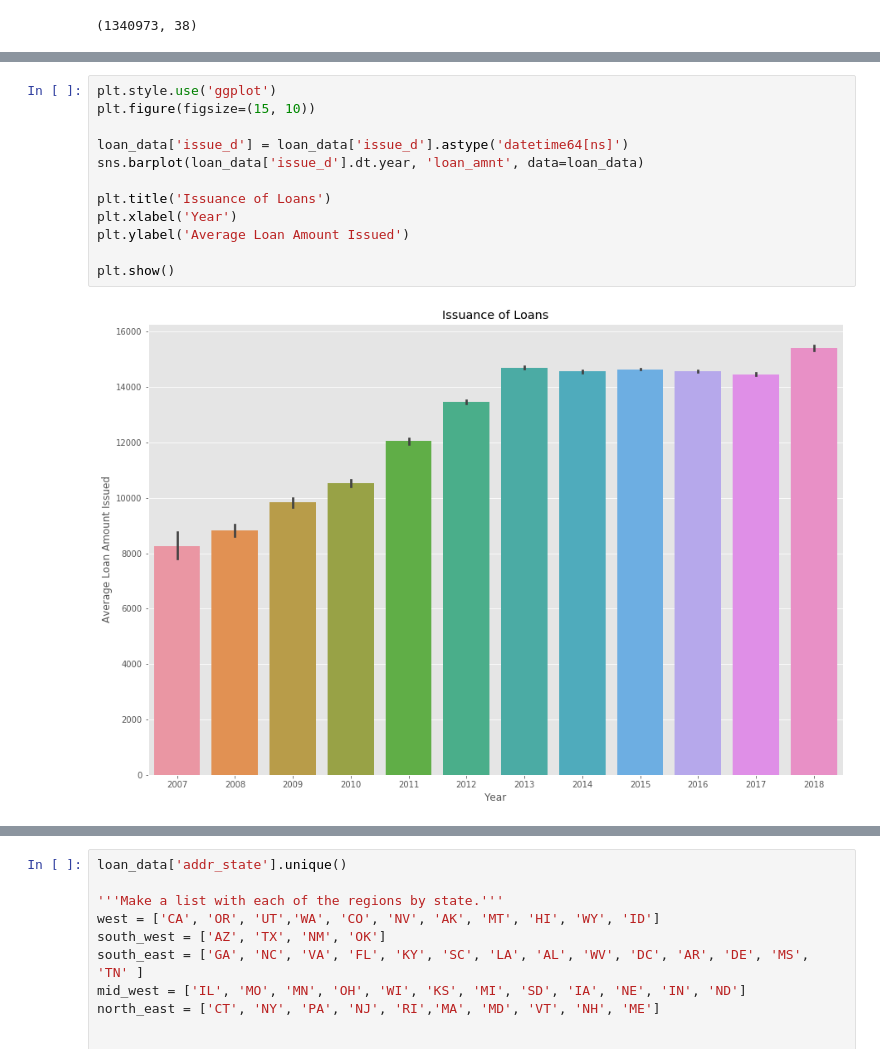
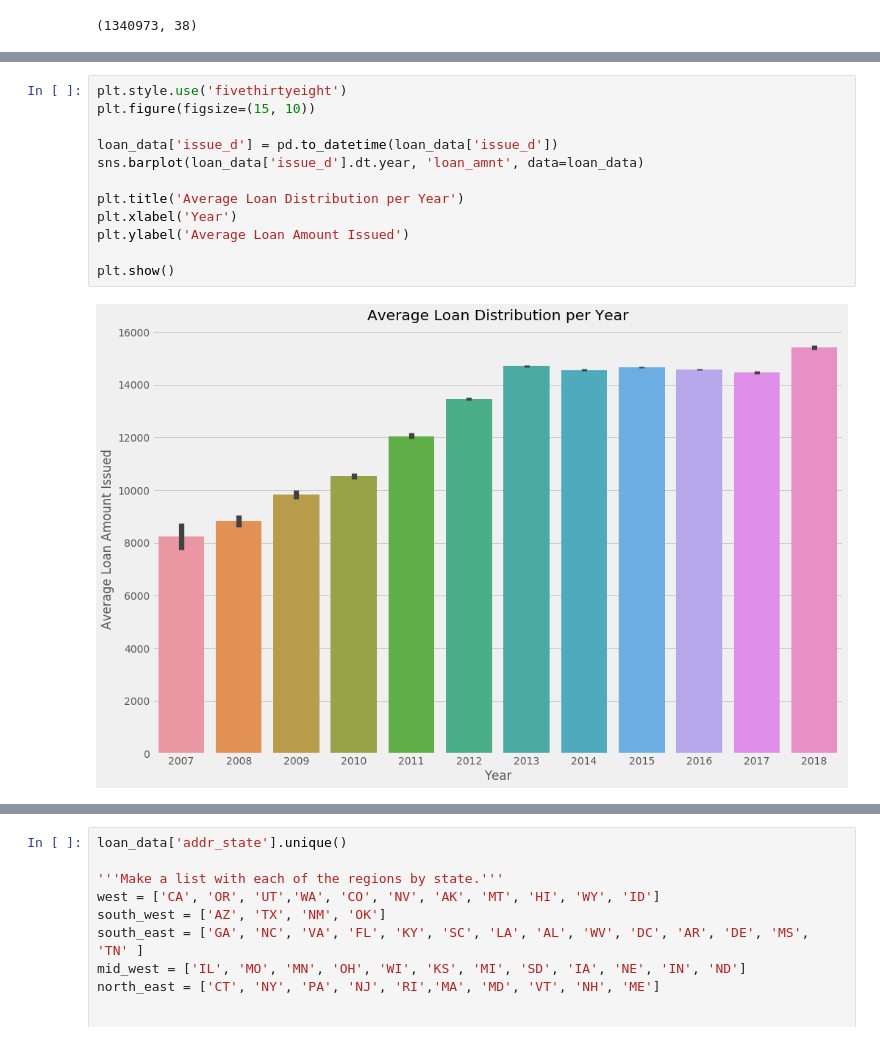
Before and after one commit to sanatanonline/pynb-codes, a Jupyter notebook: src/lending club/02 Initial EDA.ipynb, the cells around one changed output, grey strips where cells are left out. Saved outputs shown, nothing was run; the diff lists cells and outputs as text.

```diff
--- a/src/lending club/02 Initial EDA.ipynb
+++ b/src/lending club/02 Initial EDA.ipynb
@@ -93,17 +65,17 @@ plt.show()
 # %%
-plt.style.use('ggplot')
+plt.style.use('fivethirtyeight')
 plt.figure(figsize=(15, 10))
 
-loan_data['issue_d'] = loan_data['issue_d'].astype('datetime64[ns]')
+loan_data['issue_d'] = pd.to_datetime(loan_data['issue_d'])
 sns.barplot(loan_data['issue_d'].dt.year, 'loan_amnt', data=loan_data)
 
-plt.title('Issuance of Loans')
+plt.title('Average Loan Distribution per Year')
 plt.xlabel('Year')
 plt.ylabel('Average Loan Amount Issued')
 
 plt.show()
 # %% [output]
-[figure, old version]
+[figure, new version]
 # %%
 plt.figure(figsize=(15, 10))
 
```
Also changed, not shown: parts of 8 cells of this notebook, 1 other file.
